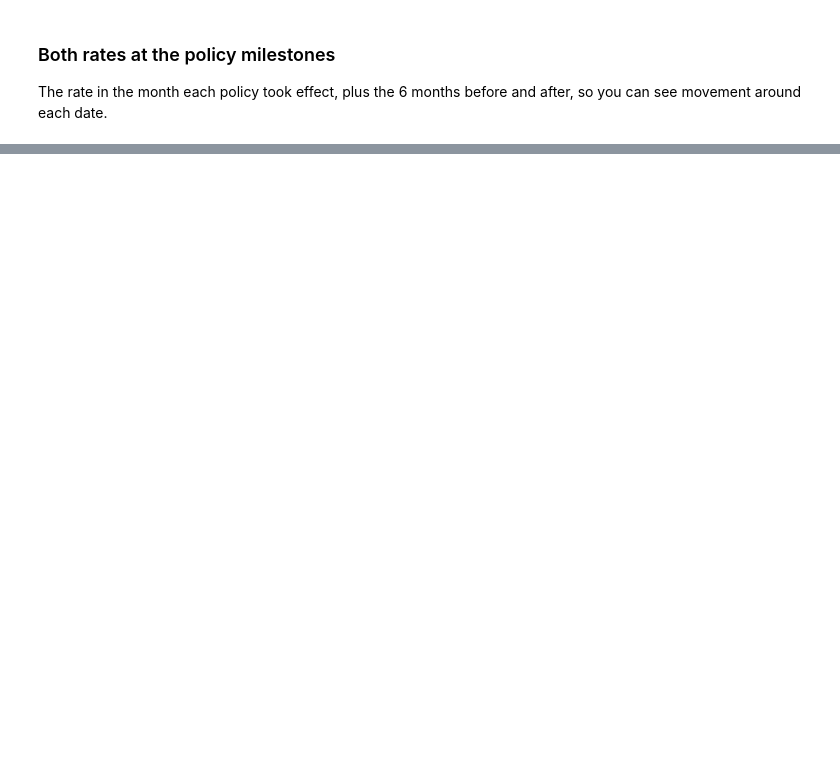
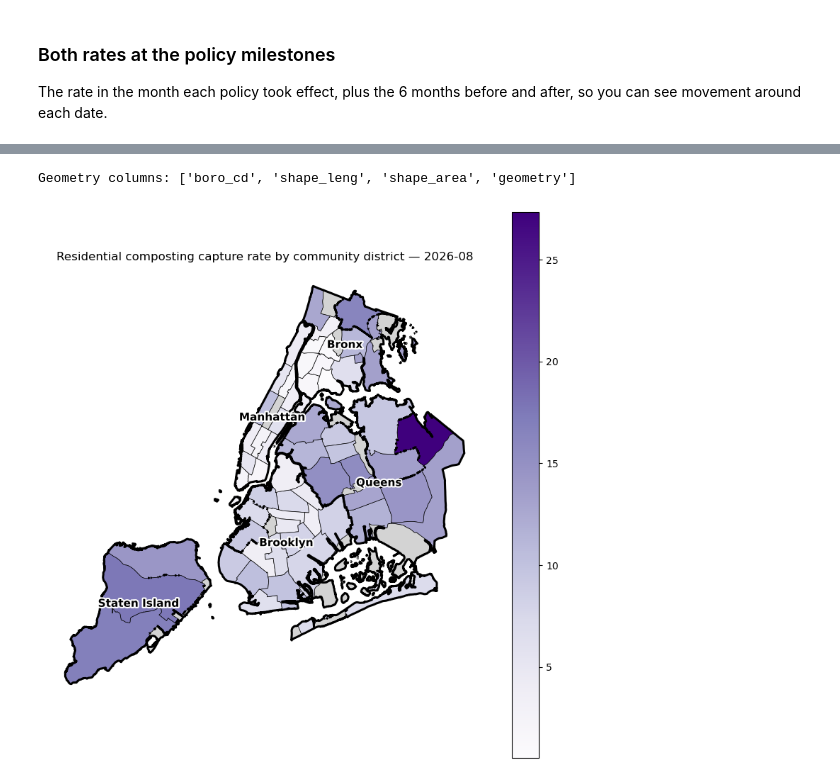
Before and after one commit to DynamicalSystemsGroup/civic-claim-provenance, a Jupyter notebook: analysis/nyc_composting_spatiotemporal.ipynb, the cells around one changed output, grey strips where cells are left out. Cells and saved outputs as stored; diff of their text form; code cells hidden in the pictures; blank space fills up the shorter version.

```diff
--- a/analysis/nyc_composting_spatiotemporal.ipynb
+++ b/analysis/nyc_composting_spatiotemporal.ipynb
@@ -280,0 +405,64 @@ for label, d in POLICY_DATES.items():
+# %%
+try:
+    import geopandas as gpd
+except ImportError as e:
+    raise ImportError(
+        "This step needs geopandas, which isn't installed in this environment.\n"
+        "Install with:  conda install -c conda-forge geopandas   (or: pip install geopandas)"
+    ) from e
+import matplotlib.patheffects as pe
+
+# NYC Community District boundaries
+GEO_DATASET_ID = "5crt-au7u"
+geo_url = f"https://data.cityofnewyork.us/resource/{GEO_DATASET_ID}.geojson?$limit=2000"
+cds = gpd.read_file(geo_url)
+print("Geometry columns:", cds.columns.tolist())  # confirm GEO_JOIN_FIELD below matches
+
+GEO_JOIN_FIELD = "boro_cd"  # adjust if this isn't the live field name printed above
+
+# Standard NYC borough codes, used to build the same boro_cd key on our side
+BORO_ID = {"Manhattan": 1, "Bronx": 2, "Brooklyn": 3, "Queens": 4, "Staten Island": 5}
+ID_TO_BORO = {v: k for k, v in BORO_ID.items()}
+
+# Latest month, keyed by (borough, district) -- NOT district alone, since CD numbers
+# repeat across boroughs (per the composite-key finding in the data-assessment memo).
+# rate_by_district / district_rates_at (Steps 8-9) now also group by this composite
+# key; recomputed here anyway to keep this step self-contained.
+latest_month = df["date"].max()
+sub = df[df["date"] == latest_month]
+latest = sub.groupby([BORO_COL, DIST_COL]).apply(
+    lambda g: pd.Series({
+        "diversion_%": g["organics"].sum() / g["total"].sum() * 100,
+        "capture_%":   g["organics"].sum() / (COMPOSTABLE_FRACTION * g["total"].sum()) * 100,
+    })
+).reset_index()
+
+latest["boro_cd"] = (
+    latest[BORO_COL].map(BORO_ID).astype(int) * 100 + latest[DIST_COL].astype(int)
+).astype(str).str.zfill(3)
+
+merged = cds.merge(latest, left_on=GEO_JOIN_FIELD, right_on="boro_cd", how="left")
+
+# Borough id (first digit of boro_cd) and dissolved borough outlines, so each
+# borough reads as one bold-bordered, labeled region instead of just a cluster
+# of same-colored district polygons.
+cds["_boro_id"] = cds[GEO_JOIN_FIELD].astype(str).str[0].astype(int)
+boro_shapes = cds.dissolve(by="_boro_id")
+
+fig, ax = plt.subplots(figsize=(10, 10))
+merged.plot(column="capture_%", cmap="Purples", linewidth=0.5, edgecolor="black",
+            legend=True, ax=ax, missing_kwds={"color": "lightgrey", "label": "No data / excluded (e.g. JIAs)"})
+boro_shapes.boundary.plot(ax=ax, color="black", linewidth=2.2)
+
+for boro_id, geom in boro_shapes.geometry.items():
+    centroid = geom.centroid
+    ax.annotate(ID_TO_BORO.get(boro_id, str(boro_id)), xy=(centroid.x, centroid.y),
+                ha="center", va="center", fontsize=11, fontweight="bold", color="black",
+                path_effects=[pe.withStroke(linewidth=3, foreground="white")])
+
+ax.set_title(f"Residential composting capture rate by community district — {latest_month.strftime('%Y-%m')}")
+ax.set_axis_off()
+plt.show()
+# %% [output]
+Geometry columns: ['boro_cd', 'shape_leng', 'shape_area', 'geometry']
+[figure, added]
```
Also changed, not shown: parts of 18 cells of this notebook.
